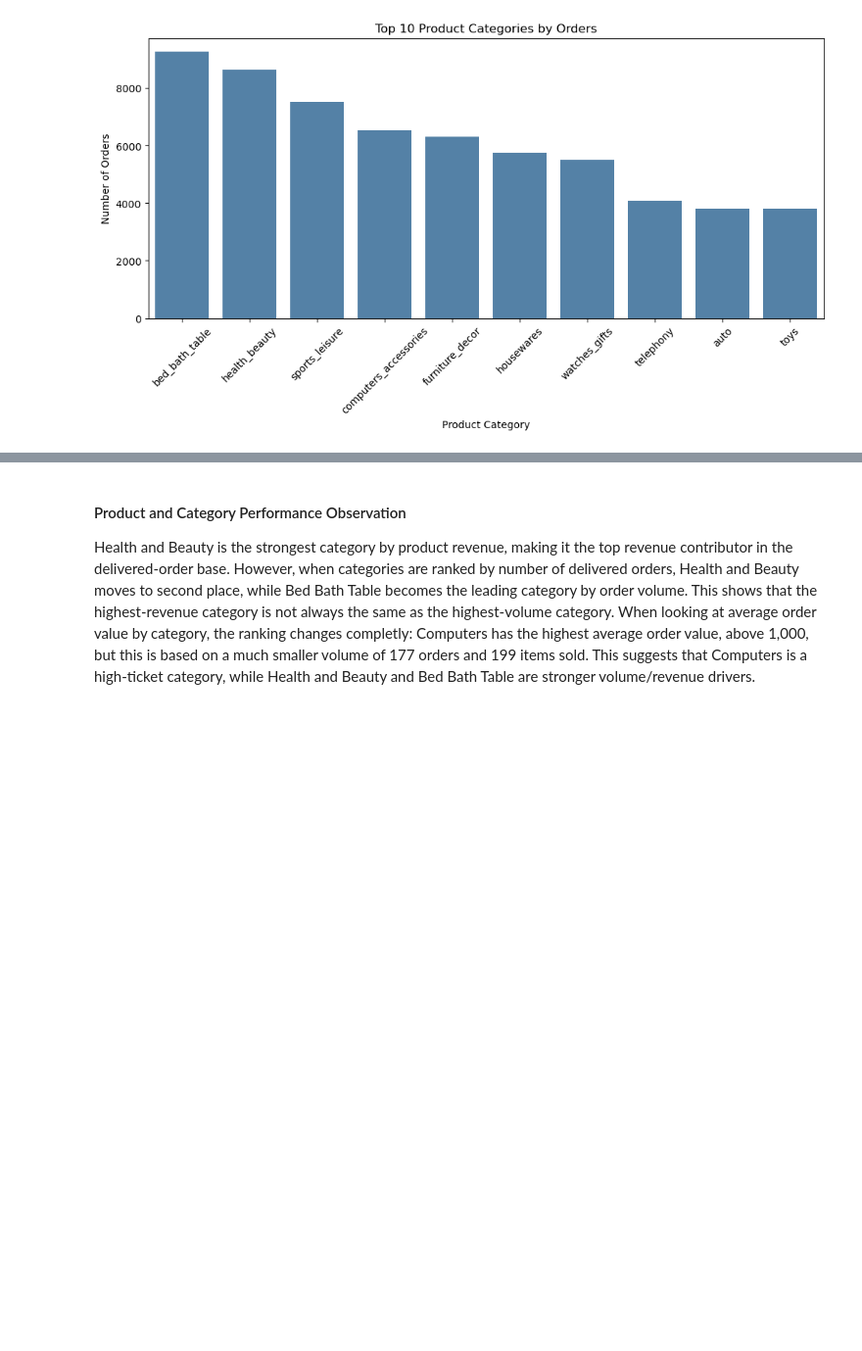
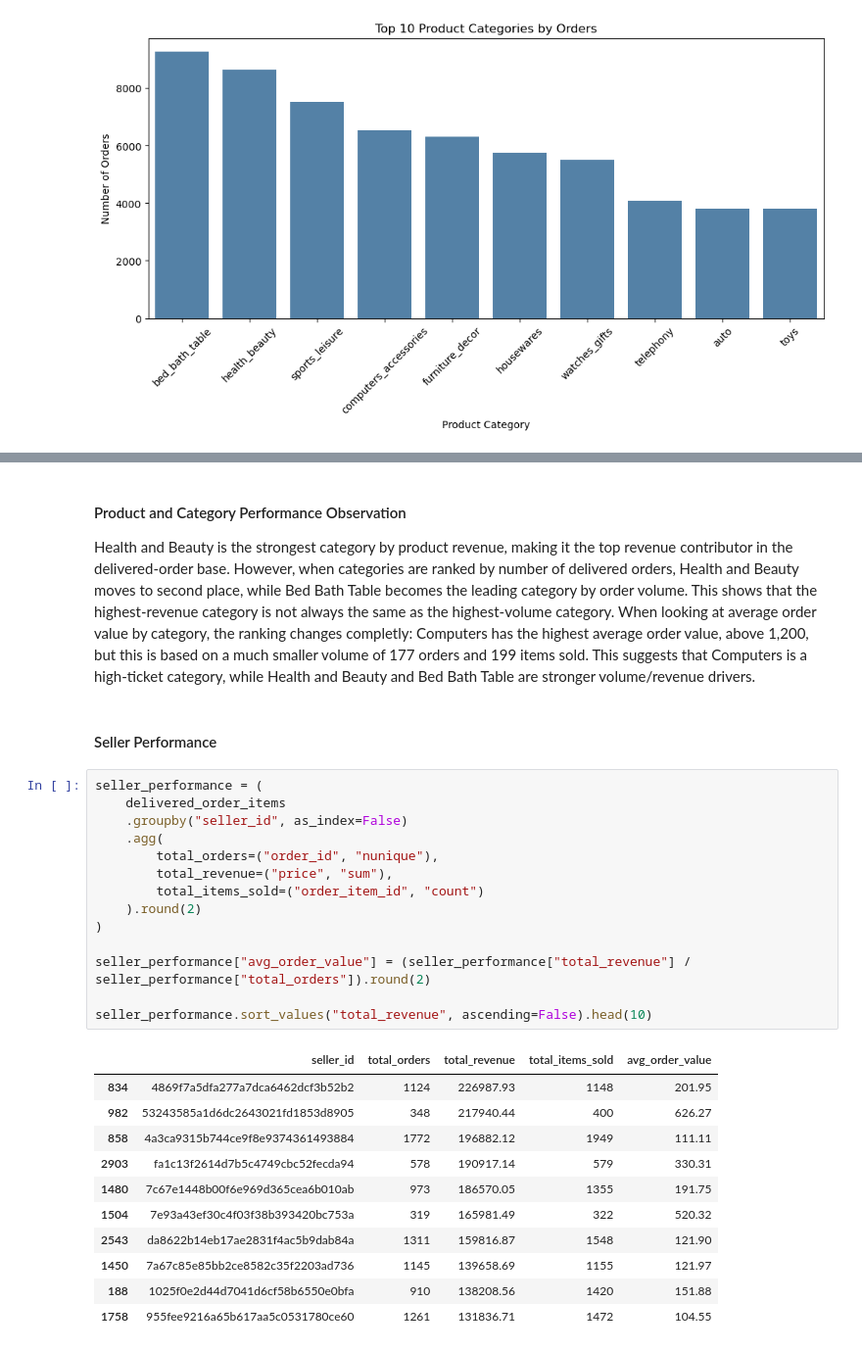
Before and after one commit to albaazaadnan/olist-ecommerce-analytics, a Jupyter notebook: notebooks/02_eda.ipynb, the cells around one changed output, grey strips where cells are left out. Shown at 98% size. Drawn from its saved outputs; the diff is of its cells as text; blank space fills up the shorter version.

```diff
--- a/notebooks/02_eda.ipynb
+++ b/notebooks/02_eda.ipynb
@@ -445,4 +462,32 @@ category_avg_order_value.head(10)
 # %% [markdown]
 #### Product and Category Performance Observation
 
-Health and Beauty is the strongest category by product revenue, making it the top revenue contributor in the delivered-order base. However, when categories are ranked by number of delivered orders, Health and Beauty moves to second place, while Bed Bath Table becomes the leading category by order volume. This shows that the highest-revenue category is not always the same as the highest-volume category. When looking at average order value by category, the ranking changes completly: Computers has the highest average order value, above 1,000, but this is based on a much smaller volume of 177 orders and 199 items sold. This suggests that Computers is a high-ticket category, while Health and Beauty and Bed Bath Table are stronger volume/revenue drivers.
+Health and Beauty is the strongest category by product revenue, making it the top revenue contributor in the delivered-order base. However, when categories are ranked by number of delivered orders, Health and Beauty moves to second place, while Bed Bath Table becomes the leading category by order volume. This shows that the highest-revenue category is not always the same as the highest-volume category. When looking at average order value by category, the ranking changes completly: Computers has the highest average order value, above 1,200, but this is based on a much smaller volume of 177 orders and 199 items sold. This suggests that Computers is a high-ticket category, while Health and Beauty and Bed Bath Table are stronger volume/revenue drivers.
+# %% [markdown]
+#### Seller Performance
+# %%
+seller_performance = (
+    delivered_order_items
+    .groupby("seller_id", as_index=False)
+    .agg(
+        total_orders=("order_id", "nunique"),
+        total_revenue=("price", "sum"),
+        total_items_sold=("order_item_id", "count")
+    ).round(2)
+)
+
+seller_performance["avg_order_value"] = (seller_performance["total_revenue"] / seller_performance["total_orders"]).round(2)
+
+seller_performance.sort_values("total_revenue", ascending=False).head(10)
+# %% [output]
+|  | seller_id | total_orders | total_revenue | total_items_sold | avg_order_value |
+| 834 | 4869f7a5dfa277a7dca6462dcf3b52b2 | 1124 | 226987.93 | 1148 | 201.95 |
+| 982 | 53243585a1d6dc2643021fd1853d8905 | 348 | 217940.44 | 400 | 626.27 |
+| 858 | 4a3ca9315b744ce9f8e9374361493884 | 1772 | 196882.12 | 1949 | 111.11 |
+| 2903 | fa1c13f2614d7b5c4749cbc52fecda94 | 578 | 190917.14 | 579 | 330.31 |
+| 1480 | 7c67e1448b00f6e969d365cea6b010ab | 973 | 186570.05 | 1355 | 191.75 |
+| 1504 | 7e93a43ef30c4f03f38b393420bc753a | 319 | 165981.49 | 322 | 520.32 |
+| 2543 | da8622b14eb17ae2831f4ac5b9dab84a | 1311 | 159816.87 | 1548 | 121.90 |
+| 1450 | 7a67c85e85bb2ce8582c35f2203ad736 | 1145 | 139658.69 | 1155 | 121.97 |
+| 188 | 1025f0e2d44d7041d6cf58b6550e0bfa | 910 | 138208.56 | 1420 | 151.88 |
+| 1758 | 955fee9216a65b617aa5c0531780ce60 | 1261 | 131836.71 | 1472 | 104.55 |
```
Also changed, not shown: parts of 18 cells of this notebook.
